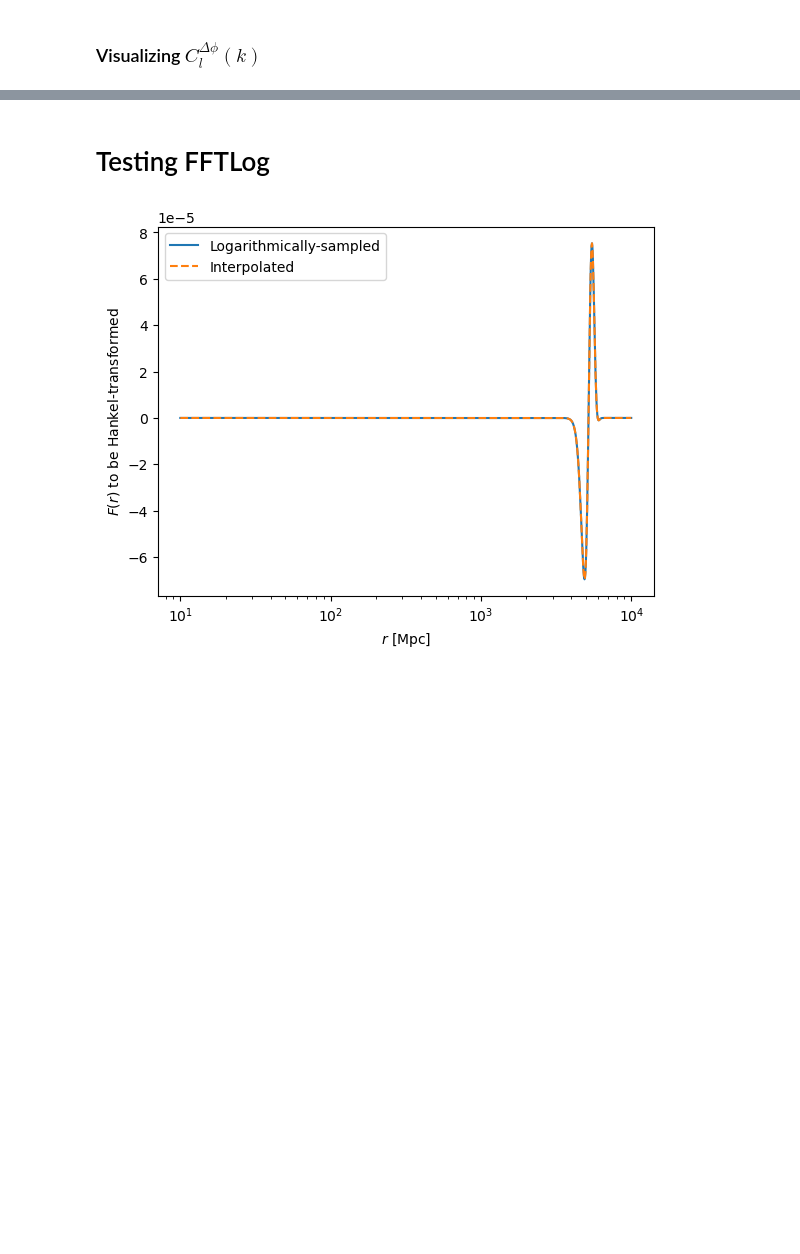
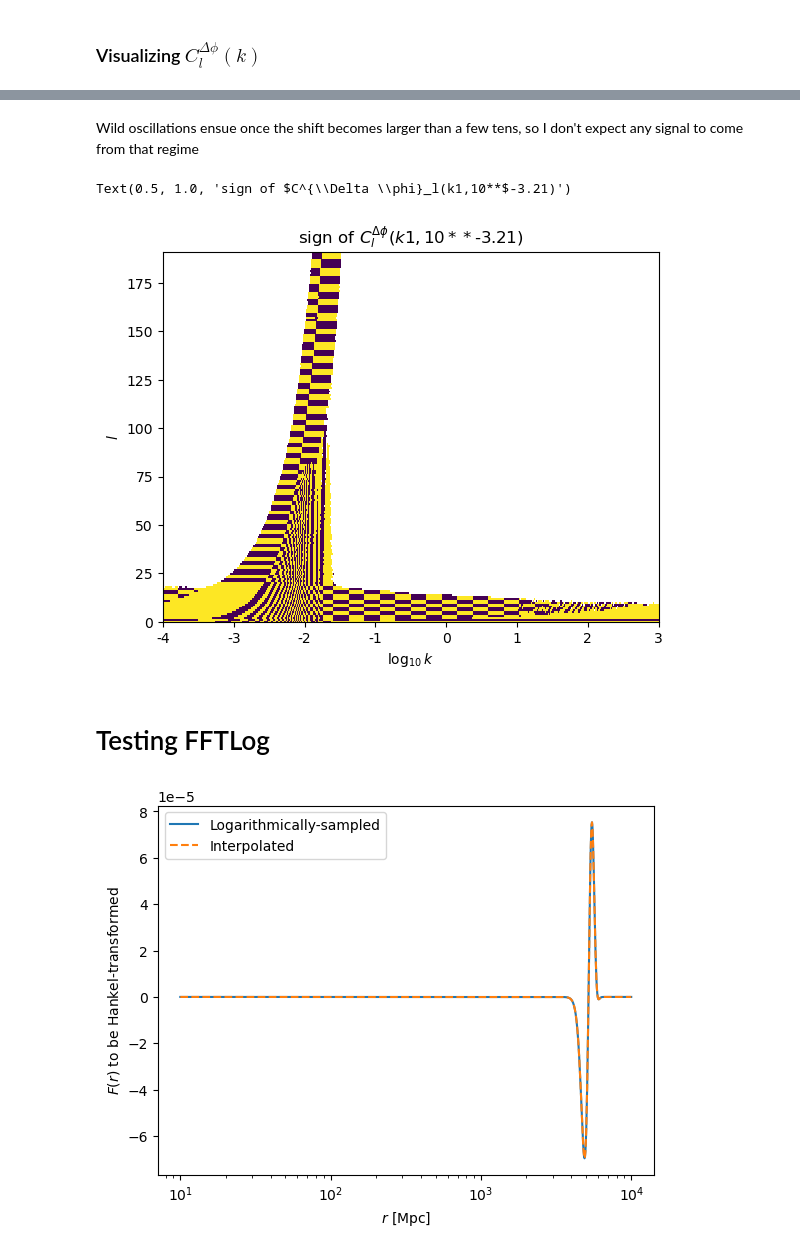
Before and after one commit to abaleato/CARDiAC, a Jupyter notebook: Get_DeltaPhi_PS.ipynb, the cells around one changed output, grey strips where cells are left out. Drawn from its saved outputs; the diff is of its cells as text; code cells hidden in the pictures; blank space fills up the shorter version.

Commit message:
inspect Cl(k1,k2) oscillations

```diff
--- a/Get_DeltaPhi_PS.ipynb
+++ b/Get_DeltaPhi_PS.ipynb
@@ -123,3 +152,26 @@ Anisotropy can only be generated on $k$-scales smaller than the scale of the rad
+# %% [markdown]
+Wild oscillations ensue once the shift becomes larger than a few tens, so I don't expect any signal to come from that regime
+# %%
+# Plot the sign of the C_k(k1,k2)
+k_idx = 100
+
+# Mask out regions where the contributions are negligible
+mask_array = np.ones_like(Cl_deltap_of_k1_k2[:,:,k_idx])
+mask_array[np.abs(Cl_deltap_of_k1_k2[:,:,k_idx])<1e-19] = np.nan
+
+
+plt.imshow(mask_array*(Cl_deltap_of_k1_k2[:,:,k_idx]>0), aspect=4, interpolation='none')
+label_locs = np.arange(int(round(np.log10(np.min(k_array)),0)), int(round(np.log10(np.max(k_array)),0)), 1)
+ax=plt.gca()
+ax.set_xticks(np.linspace(0, len(k_array), len(label_locs)))
+ax.set_xticklabels(label_locs.astype('str'))
+plt.ylim([0,lmax])
+plt.xlabel(r'$\mathrm{log}_{10}\,k$')
+plt.ylabel(r'$l$')
+plt.title(r'sign of $C^{\Delta \phi}_l(k1,10**$'+str(round(np.log10(k_array[k_idx]), 2))+')')
+# %% [output]
+Text(0.5, 1.0, 'sign of $C^{\\Delta \\phi}_l(k1,10**$-3.21)')
+[figure, added]
 # %% [markdown]
 # Testing FFTLog
 # %%
```
Also changed, not shown: parts of 11 cells of this notebook.
